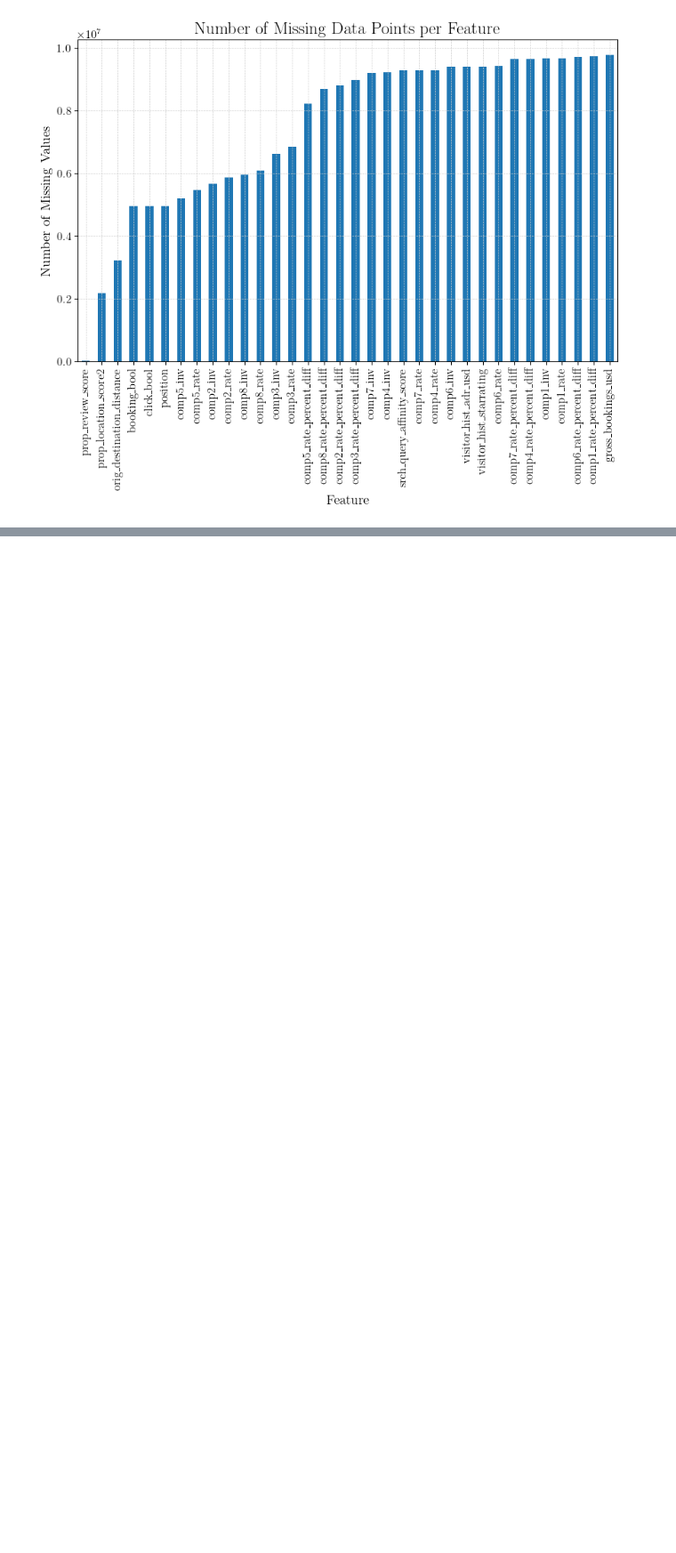
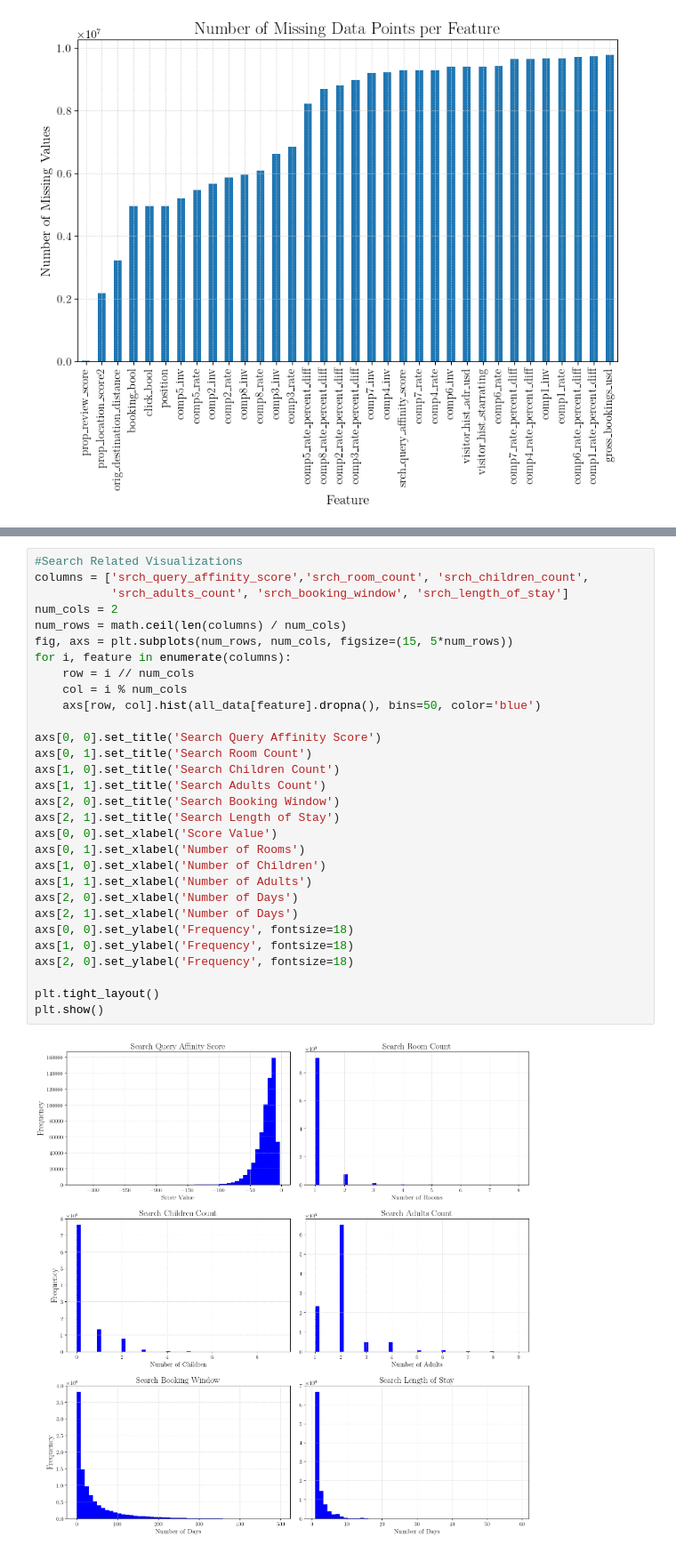
Before and after one commit to nabilasiregar/expedia-kaggle-competition, a Jupyter notebook: notebooks/eda.ipynb, the cells around one changed output, grey strips where cells are left out. Shown: that part at 89% size. Cells and saved outputs as stored; diff of their text form; blank space fills up the shorter version.

```diff
--- a/notebooks/eda.ipynb
+++ b/notebooks/eda.ipynb
@@ -69,3 +106,35 @@ plt.show()
+# %%
+#Search Related Visualizations
+columns = ['srch_query_affinity_score','srch_room_count', 'srch_children_count',
+           'srch_adults_count', 'srch_booking_window', 'srch_length_of_stay']
+num_cols = 2
+num_rows = math.ceil(len(columns) / num_cols)
+fig, axs = plt.subplots(num_rows, num_cols, figsize=(15, 5*num_rows))
+for i, feature in enumerate(columns):
+    row = i // num_cols
+    col = i % num_cols
+    axs[row, col].hist(all_data[feature].dropna(), bins=50, color='blue')
+
+axs[0, 0].set_title('Search Query Affinity Score')
+axs[0, 1].set_title('Search Room Count')
+axs[1, 0].set_title('Search Children Count')
+axs[1, 1].set_title('Search Adults Count')
+axs[2, 0].set_title('Search Booking Window')
+axs[2, 1].set_title('Search Length of Stay')
+axs[0, 0].set_xlabel('Score Value')
+axs[0, 1].set_xlabel('Number of Rooms')
+axs[1, 0].set_xlabel('Number of Children')
+axs[1, 1].set_xlabel('Number of Adults')
+axs[2, 0].set_xlabel('Number of Days')
+axs[2, 1].set_xlabel('Number of Days')
+axs[0, 0].set_ylabel('Frequency', fontsize=18)
+axs[1, 0].set_ylabel('Frequency', fontsize=18)
+axs[2, 0].set_ylabel('Frequency', fontsize=18)
+
+plt.tight_layout()
+plt.show()
+# %% [output]
+[figure, added]
 # %% [markdown]
 A few things to note from the above distributions...
  - positions: this is an integer value for the rank of a certain hotel on the Expedia website. There will be missing values here because it's included in the training set but not the test set. I would probably fill with the average rank or according to some distribution.
```
Also changed, not shown: parts of 5 cells of this notebook, 1 other file.
